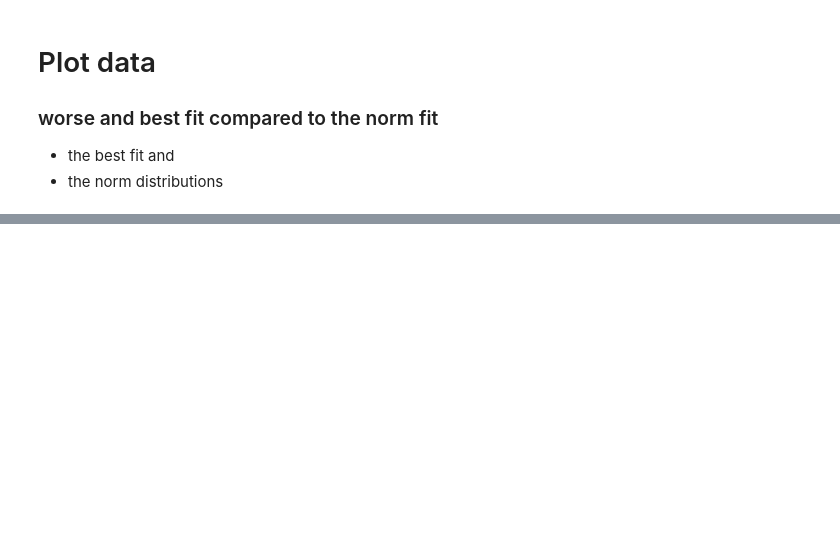
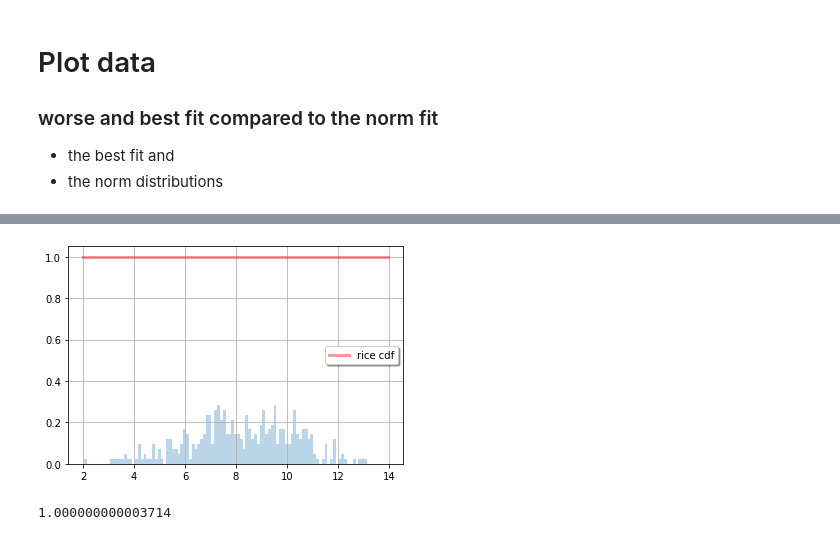
Before and after one commit to vanderbiltscl/SpeculativeScheduling, a Jupyter notebook: workload/synthetic_fit.ipynb, the cells around one changed output, grey strips where cells are left out. Cells and saved outputs as stored; diff of their text form; code cells hidden in the pictures; blank space fills up the shorter version.

```diff
--- a/workload/synthetic_fit.ipynb
+++ b/workload/synthetic_fit.ipynb
@@ -192,0 +221,14 @@ norm sequence:[10.48, 12.88, 14.76, 16.36, 17.8, 19.12, 19.96, 20.0]
+# %%
+data = st.rice.rvs(160, loc=-312, scale=2, size=number_samples)
+fig, ax = plt.subplots(1, 1)
+ax.plot(x, st.rice.cdf(x, 160, loc=-312, scale=2),
+        'r-', lw=3, alpha=0.4, label='rice cdf')
+ax.hist(data, bins=100, density=True, histtype='stepfilled', alpha=0.3)
+ax.legend(shadow=True)
+plt.grid(True)
+
+plt.show()
+print(st.rice.cdf(0, 160, loc=-312, scale=2))
+# %% [output]
+[figure, added]
+1.000000000003714
```
Also changed, not shown: parts of 8 cells of this notebook.
